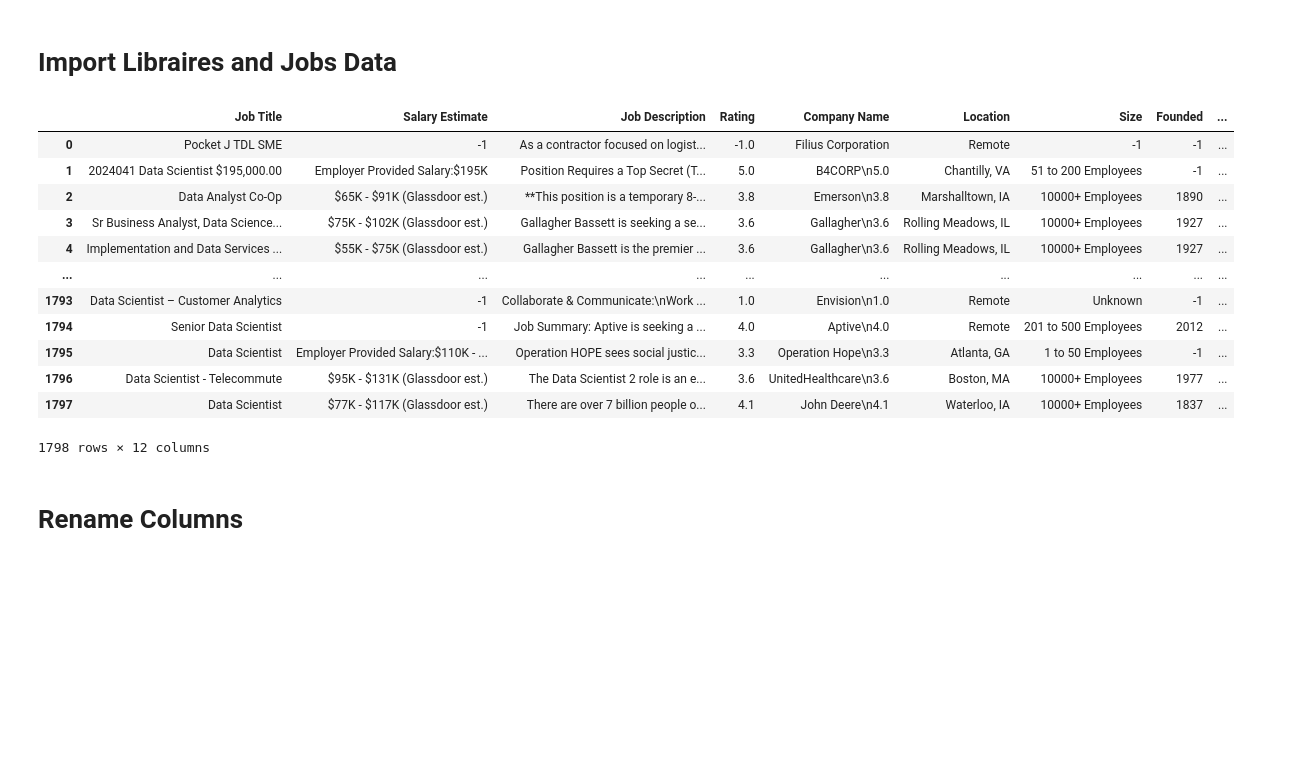
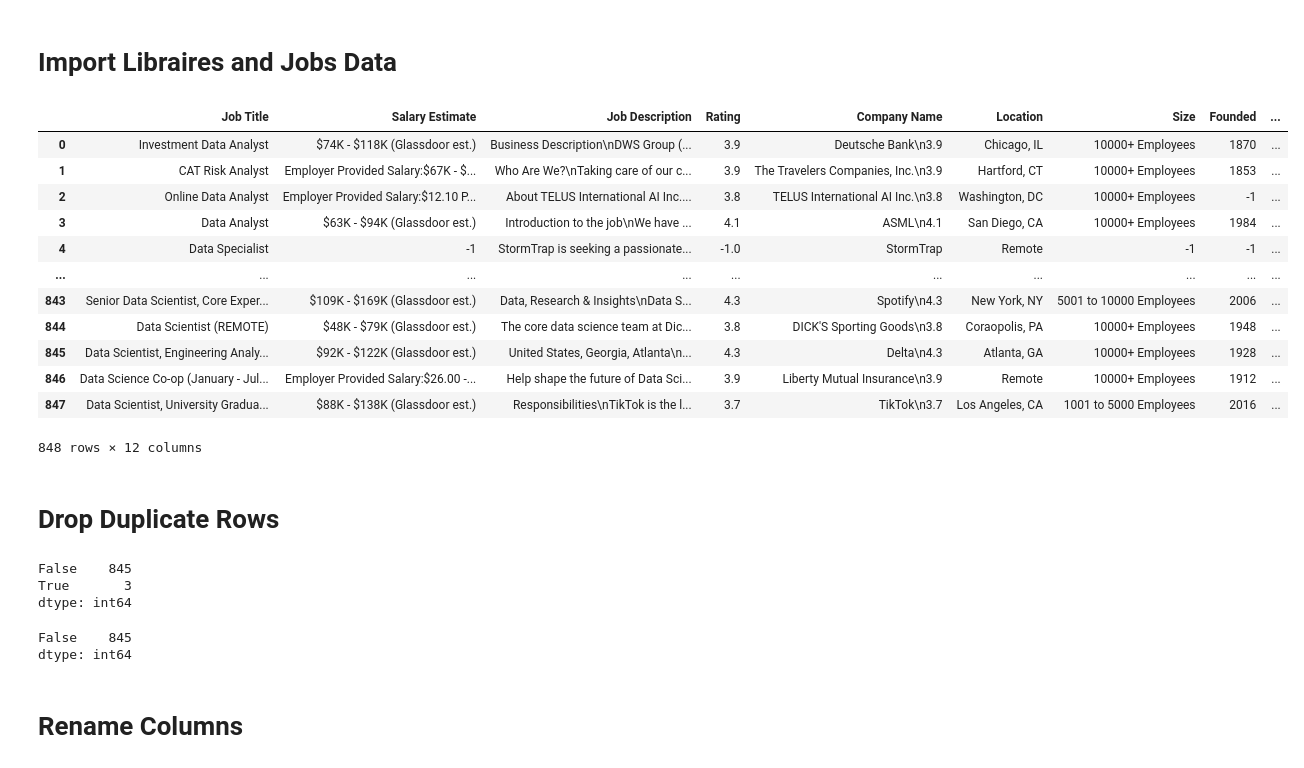
Before and after one commit to YongHHuang/data_science_salary, a Jupyter notebook: data_cleaning.ipynb, the cells around one changed output. Cells and saved outputs as stored; diff of their text form; code cells hidden in the pictures; blank space fills up the shorter version.

```diff
--- a/data_cleaning.ipynb
+++ b/data_cleaning.ipynb
@@ -6,24 +6,38 @@
 import pandas as pd
 import re
 # %%
-data_analyst_jobs = pd.read_csv('data_analyst_jobs.csv')
-data_scientist_jobs = pd.read_csv('data_scientist_jobs.csv')
+data_analyst_jobs = pd.read_csv('data/data_analyst_jobs_no_repeat.csv')
+data_scientist_jobs = pd.read_csv('data/data_scientist_jobs_no_repeat.csv')
 df = pd.concat([data_analyst_jobs, data_scientist_jobs], ignore_index=True)
 df
 # %% [output]
 |  | Job Title | Salary Estimate | Job Description | Rating | Company Name | Location | Size | Founded | ... |
-| 0 | Pocket J TDL SME | -1 | As a contractor focused on logist... | -1.0 | Filius Corporation | Remote | -1 | -1 | ... |
-| 1 | 2024041 Data Scientist $195,000.00 | Employer Provided Salary:$195K | Position Requires a Top Secret (T... | 5.0 | B4CORP\n5.0 | Chantilly, VA | 51 to 200 Employees | -1 | ... |
-| 2 | Data Analyst Co-Op | $65K - $91K (Glassdoor est.) | **This position is a temporary 8-... | 3.8 | Emerson\n3.8 | Marshalltown, IA | 10000+ Employees | 1890 | ... |
-| 3 | Sr Business Analyst, Data Science... | $75K - $102K (Glassdoor est.) | Gallagher Bassett is seeking a se... | 3.6 | Gallagher\n3.6 | Rolling Meadows, IL | 10000+ Employees | 1927 | ... |
-| 4 | Implementation and Data Services ... | $55K - $75K (Glassdoor est.) | Gallagher Bassett is the premier ... | 3.6 | Gallagher\n3.6 | Rolling Meadows, IL | 10000+ Employees | 1927 | ... |
+| 0 | Investment Data Analyst | $74K - $118K (Glassdoor est.) | Business Description\nDWS Group (... | 3.9 | Deutsche Bank\n3.9 | Chicago, IL | 10000+ Employees | 1870 | ... |
+| 1 | CAT Risk Analyst | Employer Provided Salary:$67K - $... | Who Are We?\nTaking care of our c... | 3.9 | The Travelers Companies, Inc.\n3.9 | Hartford, CT | 10000+ Employees | 1853 | ... |
+| 2 | Online Data Analyst | Employer Provided Salary:$12.10 P... | About TELUS International AI Inc.... | 3.8 | TELUS International AI Inc.\n3.8 | Washington, DC | 10000+ Employees | -1 | ... |
+| 3 | Data Analyst | $63K - $94K (Glassdoor est.) | Introduction to the job\nWe have ... | 4.1 | ASML\n4.1 | San Diego, CA | 10000+ Employees | 1984 | ... |
+| 4 | Data Specialist | -1 | StormTrap is seeking a passionate... | -1.0 | StormTrap | Remote | -1 | -1 | ... |
 | ... | ... | ... | ... | ... | ... | ... | ... | ... | ... |
-| 1793 | Data Scientist – Customer Analytics | -1 | Collaborate & Communicate:\nWork ... | 1.0 | Envision\n1.0 | Remote | Unknown | -1 | ... |
-| 1794 | Senior Data Scientist | -1 | Job Summary: Aptive is seeking a ... | 4.0 | Aptive\n4.0 | Remote | 201 to 500 Employees | 2012 | ... |
-| 1795 | Data Scientist | Employer Provided Salary:$110K - ... | Operation HOPE sees social justic... | 3.3 | Operation Hope\n3.3 | Atlanta, GA | 1 to 50 Employees | -1 | ... |
-| 1796 | Data Scientist - Telecommute | $95K - $131K (Glassdoor est.) | The Data Scientist 2 role is an e... | 3.6 | UnitedHealthcare\n3.6 | Boston, MA | 10000+ Employees | 1977 | ... |
-| 1797 | Data Scientist | $77K - $117K (Glassdoor est.) | There are over 7 billion people o... | 4.1 | John Deere\n4.1 | Waterloo, IA | 10000+ Employees | 1837 | ... |
+| 843 | Senior Data Scientist, Core Exper... | $109K - $169K (Glassdoor est.) | Data, Research & Insights\nData S... | 4.3 | Spotify\n4.3 | New York, NY | 5001 to 10000 Employees | 2006 | ... |
+| 844 | Data Scientist (REMOTE) | $48K - $79K (Glassdoor est.) | The core data science team at Dic... | 3.8 | DICK'S Sporting Goods\n3.8 | Coraopolis, PA | 10000+ Employees | 1948 | ... |
+| 845 | Data Scientist, Engineering Analy... | $92K - $122K (Glassdoor est.) | United States, Georgia, Atlanta\n... | 4.3 | Delta\n4.3 | Atlanta, GA | 10000+ Employees | 1928 | ... |
+| 846 | Data Science Co-op (January - Jul... | Employer Provided Salary:$26.00 -... | Help shape the future of Data Sci... | 3.9 | Liberty Mutual Insurance\n3.9 | Remote | 10000+ Employees | 1912 | ... |
+| 847 | Data Scientist, University Gradua... | $88K - $138K (Glassdoor est.) | Responsibilities\nTikTok is the l... | 3.7 | TikTok\n3.7 | Los Angeles, CA | 1001 to 5000 Employees | 2016 | ... |
-1798 rows × 12 columns
+848 rows × 12 columns
+# %% [markdown]
+# Drop Duplicate Rows
+# %%
+df.duplicated().value_counts()
+# %% [output]
+False    845
+True       3
+dtype: int64
+# %%
+df.drop_duplicates(inplace=True, ignore_index=True)
+df.duplicated().value_counts()
+# %% [output]
+False    845
+dtype: int64
 # %% [markdown]
 # Rename Columns
 # %%
```
Also changed, not shown: parts of 44 cells of this notebook.
